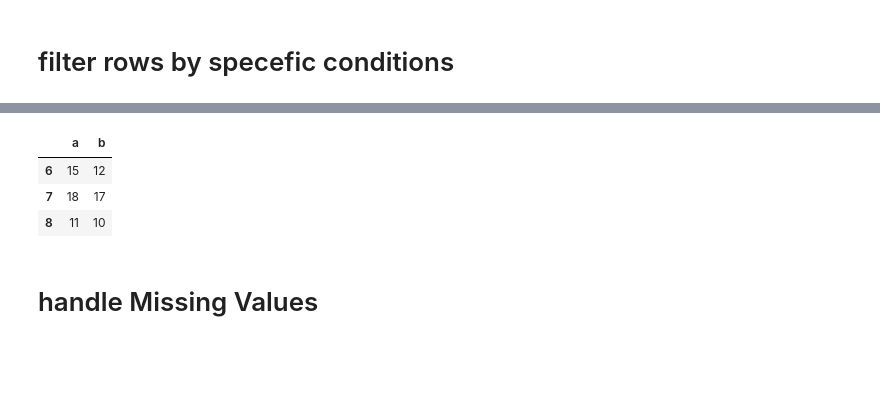
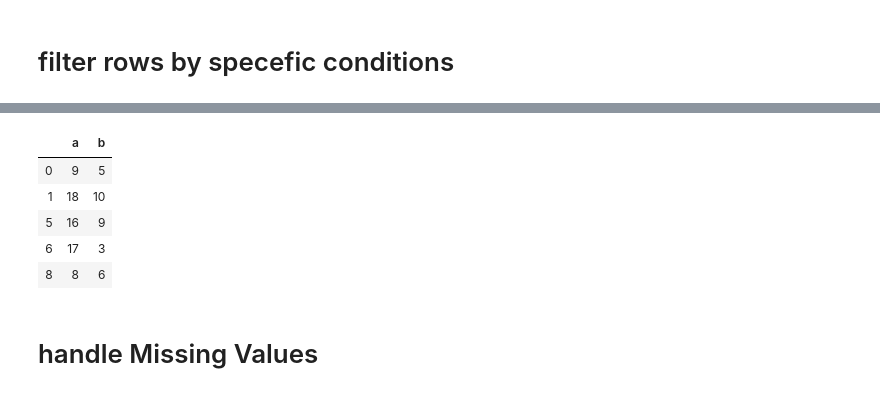
Before and after one commit to Mohamed209/machine-learning-course, a Jupyter notebook: Chapter_1_Data_science_basics/2_Pandas/pandas-tutorial.ipynb, the cells around one changed output, grey strips where cells are left out. Cells and saved outputs as stored; diff of their text form; code cells hidden in the pictures; blank space fills up the shorter version.

```diff
--- a/Chapter_1_Data_science_basics/2_Pandas/pandas-tutorial.ipynb
+++ b/Chapter_1_Data_science_basics/2_Pandas/pandas-tutorial.ipynb
@@ -291,10 +300,12 @@ df
 # %%
-df.query('a > b and a-b in [1,2,3]') # optimized than traditional filtering
+df.query('a > b') # optimized than traditional filtering
 # %% [output]
 |  | a | b |
-| 6 | 15 | 12 |
-| 7 | 18 | 17 |
-| 8 | 11 | 10 |
+| 0 | 9 | 5 |
+| 1 | 18 | 10 |
+| 5 | 16 | 9 |
+| 6 | 17 | 3 |
+| 8 | 8 | 6 |
 # %% [markdown]
 # handle Missing Values
 # %%
```
Also changed, not shown: parts of 8 cells of this notebook.
